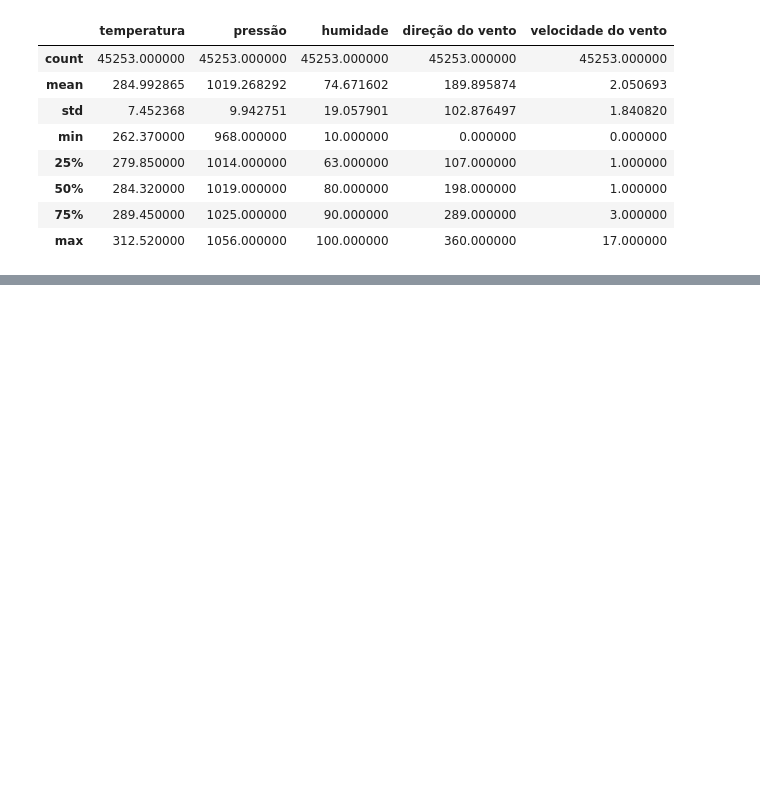
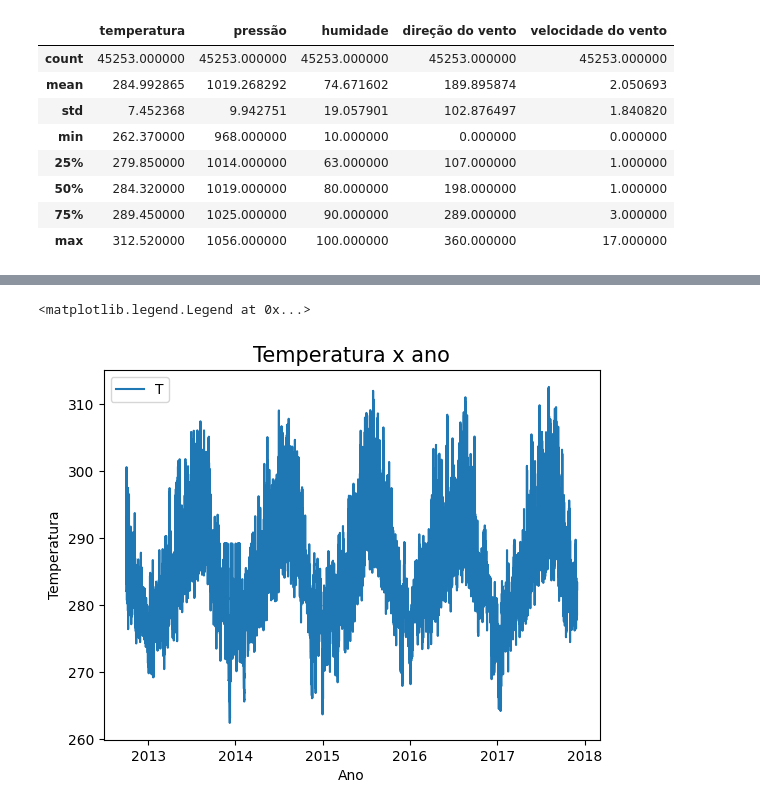
Before and after one commit to danielvieira95/Intelig-ncia-Artificial-e-Big-Data--2-2024, a Jupyter notebook: TurmaB/Aula03/codigo_analise_matplotlib.ipynb, the cells around one changed output, grey strips where cells are left out. Saved outputs shown, nothing was run; the diff lists cells and outputs as text; code cells hidden in the pictures; blank space fills up the shorter version.

Commit message:
plotagem de grafico

```diff
--- a/TurmaB/Aula03/codigo_analise_matplotlib.ipynb
+++ b/TurmaB/Aula03/codigo_analise_matplotlib.ipynb
@@ -63,0 +67,3 @@ df.describe()
+# %%
+df['data'] = pd.to_datetime(df['data']) # converte a coluna data
+# de objeto 64 para datetime
@@ -63,0 +87,13 @@ df.describe()
+# %%
+plt.plot(df['data'],df['temperatura'])
+plt.title("Temperatura x ano",fontsize=15) # titulo do grafico
+plt.xlabel("Ano") # titulo do eixo x
+plt.ylabel("Temperatura") # titulo do eixo y
+#plt.legend("Temperatura", loc='upper left') # coloca legenda no grafico
+#plt.legend("Temperatura", loc='upper right')
+#plt.legend("Temperatura", loc='lower left')
+#plt.legend("Temperatura", loc='lower right')
+plt.legend("Temperatura", loc='best')
+# %% [output]
+<matplotlib.legend.Legend at 0x...>
+[figure, added]
```
Also changed, not shown: parts of 2 cells of this notebook.
